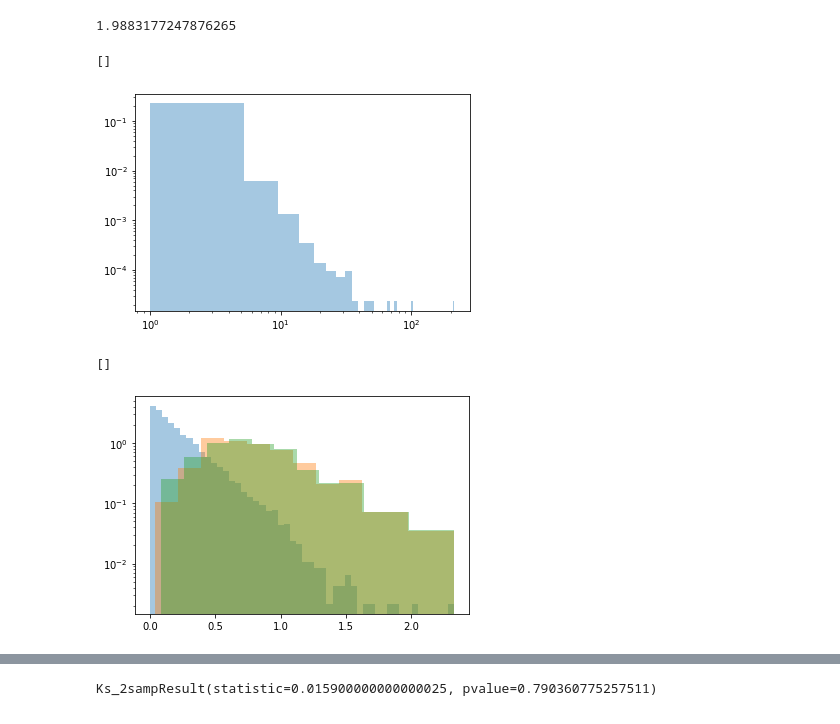
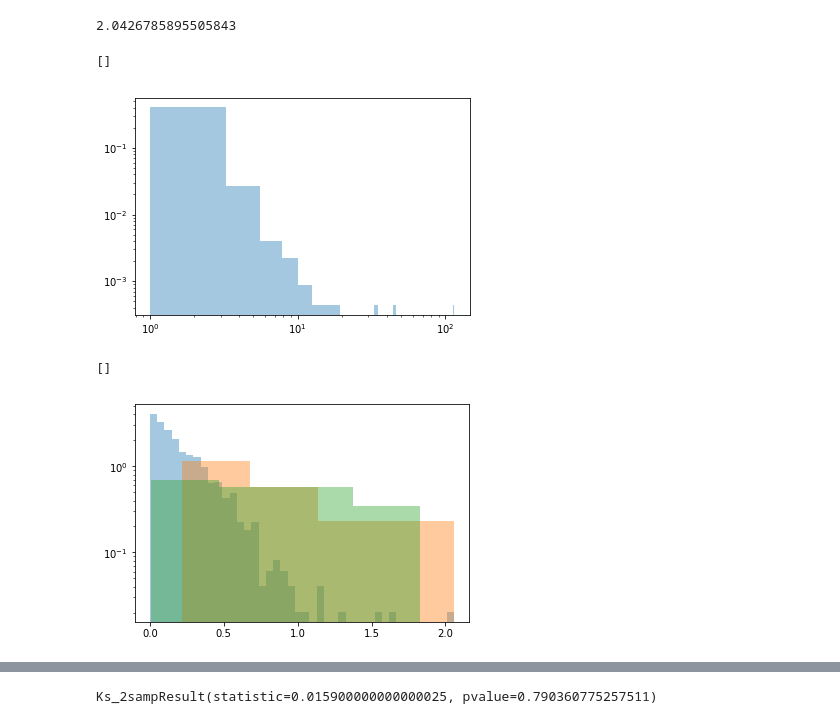
Before and after one commit to specktakel/hierarchical_nu, a Jupyter notebook: sandbox/sampling_bias.ipynb, the cells around one changed output, grey strips where cells are left out. Cells and saved outputs as stored; diff of their text form; code cells hidden in the pictures.

```diff
--- a/sandbox/sampling_bias.ipynb
+++ b/sandbox/sampling_bias.ipynb
@@ -25,26 +25,27 @@ plt.semilogx()
 # %%
 alpha = 2
 reco_sigma = 0.2
-
+n_total = 1000
 #e_true = stats.lognorm(scale=mu, s=sigma).rvs(10000)
-e_true = stats.pareto(alpha).rvs(10000)
+e_true = stats.pareto(alpha).rvs(n_total)
 print(np.average(e_true))
 sns.distplot(e_true, kde=False, norm_hist=True)
 plt.loglog()
 # %% [output]
-1.9883177247876265
+2.0426785895505843
 []
-[figure, old version]
+[figure, new version]
 # %%
 sprob = selection_prob(e_true, th)
 #sprob = np.ones_like(e_true)
 sel_uni = np.random.uniform(size=e_true.shape)
 e_true_det = e_true[sel_uni<=sprob]
 sns.distplot(np.log10(e_true), kde=False, norm_hist=True)
 sns.distplot(np.log10(e_true_det), kde=False, norm_hist=True)
-e_reco_sim = stats.norm.rvs(loc=e_true_det, scale=reco_sigma, size=e_true_det.shape)
+e_reco_sim = 10**(stats.norm.rvs(loc=np.log10(e_true_det), scale=reco_sigma, size=e_true_det.shape))
+
 sns.distplot(np.log10(e_reco_sim), kde=False, norm_hist=True)
 plt.semilogy()
 # %% [output]
 []
-[figure, old version]
+[figure, new version]
```
Also changed, not shown: parts of 9 cells of this notebook.
